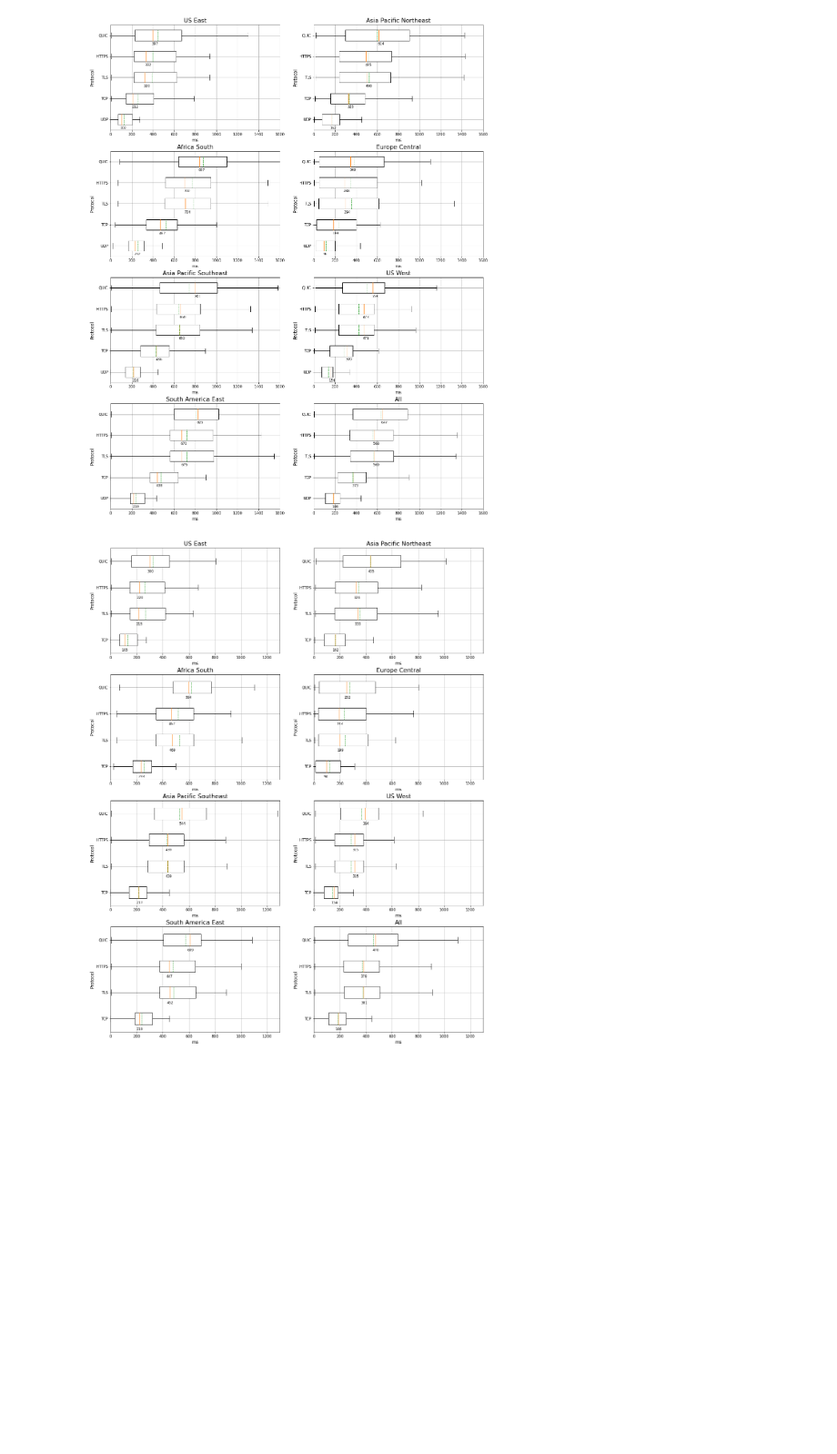
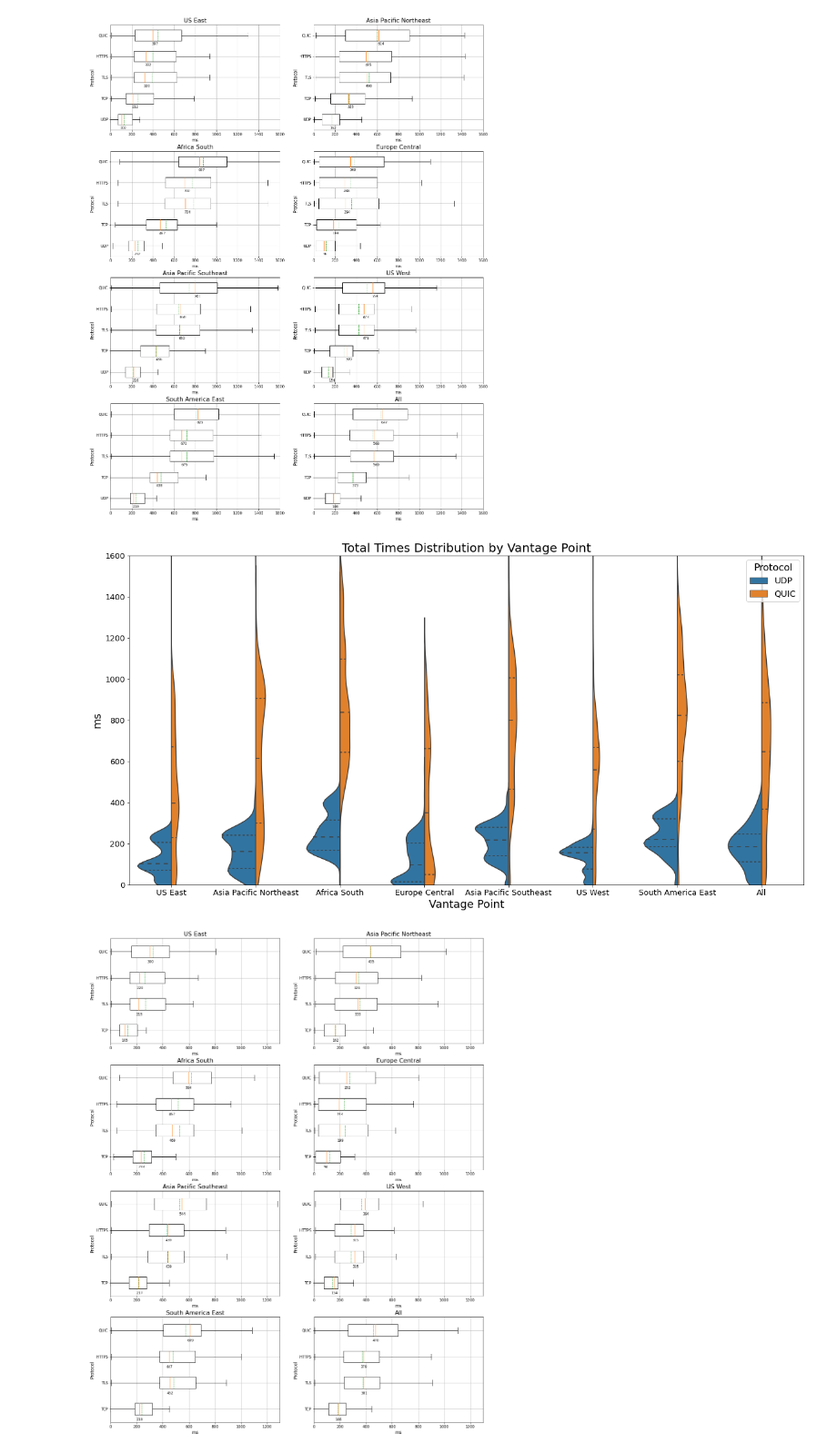
Before and after one commit to justus237/dns-analysis, a Jupyter notebook: Performance.ipynb, the cells around one changed output. Shown at 91% size. Saved outputs shown, nothing was run; the diff lists cells and outputs as text; code cells hidden in the pictures; blank space fills up the shorter version.

Commit message:
violinplot updated

```diff
--- a/Performance.ipynb
+++ b/Performance.ipynb
@@ -518,8 +525,8 @@ for key, vp in vantage_points.items():
 i = 0
 fig, ax = plt.subplots(4, 2, figsize=(18, 24))
 for key, vp in vantage_points.items():
-    qt = vp['total_time']
-    bp = ax[int(i/2),i%2].boxplot([qt['UDP'], qt['TCP'], qt['TLS'], qt['HTTPS'], qt['QUIC']], vert = 0, sym = "", patch_artist=True, meanline = True, showmeans = True)
+    tt = vp['total_time']
+    bp = ax[int(i/2),i%2].boxplot([tt['UDP'], tt['TCP'], tt['TLS'], tt['HTTPS'], tt['QUIC']], vert = 0, sym = "", patch_artist=True, meanline = True, showmeans = True)
     setBoxesWhite(bp)
 
     for median in bp["medians"]:
@@ -538,6 +545,43 @@ plt.savefig("figures/total_time_boxplot.pdf", bbox_inches='tight')
 plt.show()
 # %% [output]
 [figure]
+# %%
+prot_1 = 'UDP'
+prot_2 = 'QUIC'
+
+fig, ax = plt.subplots(figsize=(20, 10))
+x = []
+y = []
+z = []
+for key, vp in vantage_points.items():
+    ttu = vp['total_time'][prot_1]
+    x.extend(len(ttu) * [key])
+    y.extend(ttu)
+    z.extend(len(ttu) * [prot_1])
+
+    ttq = vp['total_time'][prot_2]
+    x.extend(len(ttq) * [key])
+    y.extend(ttq)
+    z.extend(len(ttq) * [prot_2])
+
+data = pd.DataFrame(dict(x=x, y=y, z=z))
+
+ax.set_title('Total Times Distribution by Vantage Point', fontsize = 20)
+ax.set_ylim(0, 1600)
+
+v = sns.violinplot(data=data, x='x', y='y',
+               split=True, hue = 'z',
+               ax = ax, inner='quartile',
+               bw = 0.3)
+v.set_xlabel('Vantage Point', fontsize = 18)
+v.set_ylabel('ms', fontsize = 18)
+v.tick_params(labelsize=13)
+
+plt.legend(title='Protocol', fontsize='x-large', title_fontsize='16')
+plt.savefig("figures/total_time_violinplot.pdf", bbox_inches='tight')
+plt.show()
+# %% [output]
+[figure, added]
 # %%
 for key, vp in vantage_points.items():
     vp['setup_time'] = {
```
Also changed, not shown: parts of 4 cells of this notebook, 5 other files.
